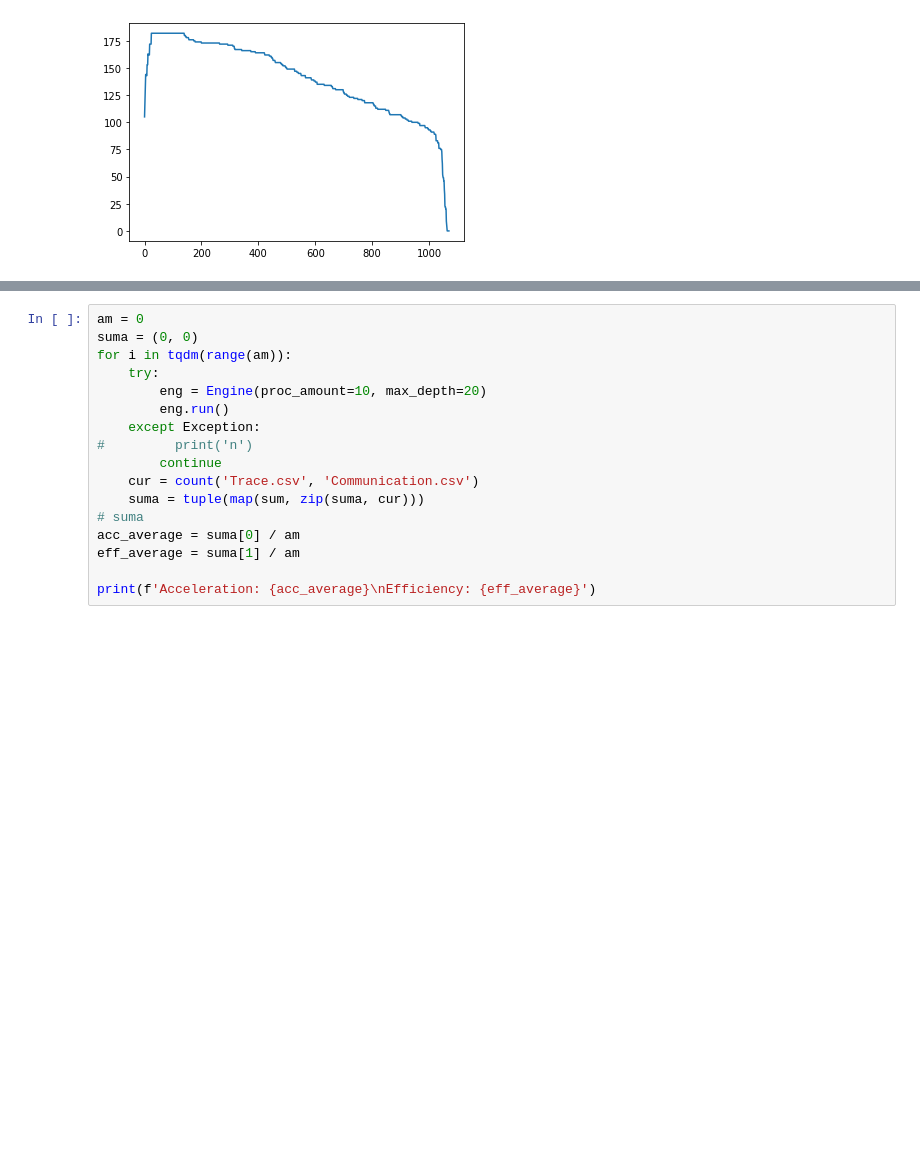
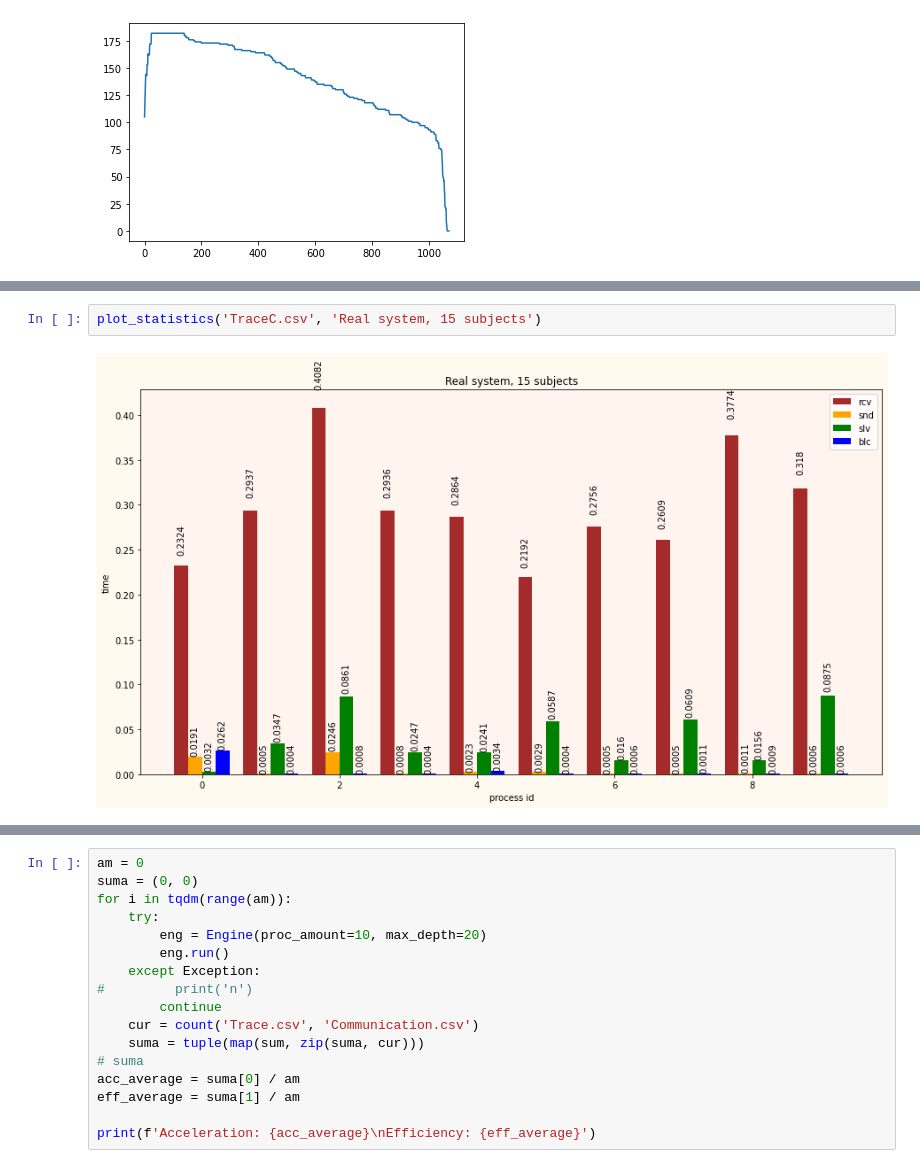
Before and after one commit to amonin7/knapsack_solution, a Jupyter notebook: Visualization.ipynb, the cells around one changed output, grey strips where cells are left out. Cells and saved outputs as stored; diff of their text form; blank space fills up the shorter version.

```diff
--- a/Visualization.ipynb
+++ b/Visualization.ipynb
@@ -152,0 +228,4 @@ count('Trace.csv', 'Communication.csv')
+# %%
+plot_statistics('TraceC.csv', 'Real system, 15 subjects')
+# %% [output]
+[figure, added]
```
Also changed, not shown: parts of 10 cells of this notebook, 1 other file.
